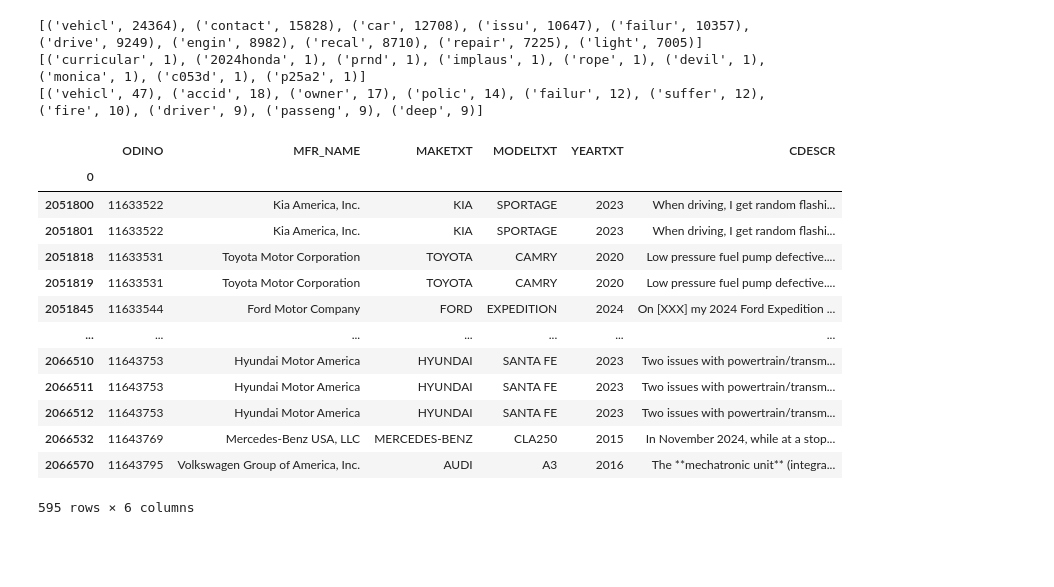
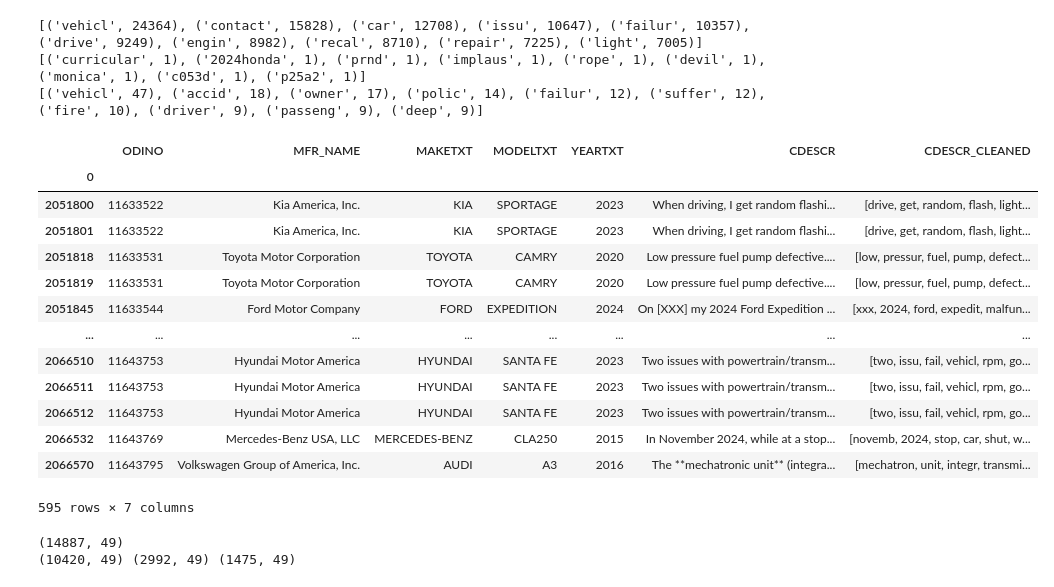
Before and after one commit to HJHUNT/SIADs_capstone_vehicle_complaints_and_recalls, a Jupyter notebook: Example/COMPLAINTS_RECEIVED_25.ipynb, the cells around one changed output. Saved outputs shown, nothing was run; the diff lists cells and outputs as text; code cells hidden in the pictures; blank space fills up the shorter version.

```diff
--- a/Example/COMPLAINTS_RECEIVED_25.ipynb
+++ b/Example/COMPLAINTS_RECEIVED_25.ipynb
@@ -357,21 +357,38 @@ print(most_common_words_deadly)
 # %%
 # Remove nan values from the "CDESCR" column and put it into a new dataframe named "df_complaints_no_nan"
 df_complaints_no_nan = df_complaints.dropna(subset=["CDESCR"])
 # find any instances of the word "diagnostic" or "DTC" in the "CDESCR" column, DTC stands for Diagnostic Trouble Code and is used in the automotive industry for identifying issues with a vehicle
 diagnostic_complaints = df_complaints_no_nan[df_complaints_no_nan["CDESCR"].str.contains("diagnostic|DTC", case=False)]
-display(diagnostic_complaints[["ODINO", "MFR_NAME", "MAKETXT", "MODELTXT", "YEARTXT", "CDESCR"]])
+display(diagnostic_complaints[["ODINO", "MFR_NAME", "MAKETXT", "MODELTXT", "YEARTXT", "CDESCR", "CDESCR_CLEANED"]])
 # %% [output]
-|  | ODINO | MFR_NAME | MAKETXT | MODELTXT | YEARTXT | CDESCR |
-| 0 |  |  |  |  |  |  |
-| 2051800 | 11633522 | Kia America, Inc. | KIA | SPORTAGE | 2023 | When driving, I get random flashi... |
-| 2051801 | 11633522 | Kia America, Inc. | KIA | SPORTAGE | 2023 | When driving, I get random flashi... |
-| 2051818 | 11633531 | Toyota Motor Corporation | TOYOTA | CAMRY | 2020 | Low pressure fuel pump defective.... |
-| 2051819 | 11633531 | Toyota Motor Corporation | TOYOTA | CAMRY | 2020 | Low pressure fuel pump defective.... |
-| 2051845 | 11633544 | Ford Motor Company | FORD | EXPEDITION | 2024 | On [XXX] my 2024 Ford Expedition ... |
-| ... | ... | ... | ... | ... | ... | ... |
-| 2066510 | 11643753 | Hyundai Motor America | HYUNDAI | SANTA FE | 2023 | Two issues with powertrain/transm... |
-| 2066511 | 11643753 | Hyundai Motor America | HYUNDAI | SANTA FE | 2023 | Two issues with powertrain/transm... |
-| 2066512 | 11643753 | Hyundai Motor America | HYUNDAI | SANTA FE | 2023 | Two issues with powertrain/transm... |
-| 2066532 | 11643769 | Mercedes-Benz USA, LLC | MERCEDES-BENZ | CLA250 | 2015 | In November 2024, while at a stop... |
-| 2066570 | 11643795 | Volkswagen Group of America, Inc. | AUDI | A3 | 2016 | The **mechatronic unit** (integra... |
+|  | ODINO | MFR_NAME | MAKETXT | MODELTXT | YEARTXT | CDESCR | CDESCR_CLEANED |
+| 0 |  |  |  |  |  |  |  |
+| 2051800 | 11633522 | Kia America, Inc. | KIA | SPORTAGE | 2023 | When driving, I get random flashi... | [drive, get, random, flash, light... |
+| 2051801 | 11633522 | Kia America, Inc. | KIA | SPORTAGE | 2023 | When driving, I get random flashi... | [drive, get, random, flash, light... |
+| 2051818 | 11633531 | Toyota Motor Corporation | TOYOTA | CAMRY | 2020 | Low pressure fuel pump defective.... | [low, pressur, fuel, pump, defect... |
+| 2051819 | 11633531 | Toyota Motor Corporation | TOYOTA | CAMRY | 2020 | Low pressure fuel pump defective.... | [low, pressur, fuel, pump, defect... |
+| 2051845 | 11633544 | Ford Motor Company | FORD | EXPEDITION | 2024 | On [XXX] my 2024 Ford Expedition ... | [xxx, 2024, ford, expedit, malfun... |
+| ... | ... | ... | ... | ... | ... | ... | ... |
+| 2066510 | 11643753 | Hyundai Motor America | HYUNDAI | SANTA FE | 2023 | Two issues with powertrain/transm... | [two, issu, fail, vehicl, rpm, go... |
+| 2066511 | 11643753 | Hyundai Motor America | HYUNDAI | SANTA FE | 2023 | Two issues with powertrain/transm... | [two, issu, fail, vehicl, rpm, go... |
+| 2066512 | 11643753 | Hyundai Motor America | HYUNDAI | SANTA FE | 2023 | Two issues with powertrain/transm... | [two, issu, fail, vehicl, rpm, go... |
+| 2066532 | 11643769 | Mercedes-Benz USA, LLC | MERCEDES-BENZ | CLA250 | 2015 | In November 2024, while at a stop... | [novemb, 2024, stop, car, shut, w... |
+| 2066570 | 11643795 | Volkswagen Group of America, Inc. | AUDI | A3 | 2016 | The **mechatronic unit** (integra... | [mechatron, unit, integr, transmi... |
-595 rows × 6 columns
+595 rows × 7 columns
+# %%
+# split the df_complaints dataframe into a test, train, and validation set with a 70/20/10 split
+from sklearn.model_selection import train_test_split
+
+random_state = 42
+train_size = 0.7
+test_size = 0.2
+validation_size = 0.1
+
+
+train, test = train_test_split(df_complaints, test_size=(1-train_size), random_state=random_state)
+test, validation = train_test_split(test, test_size=(validation_size/(1-train_size)), random_state=random_state)
+print(df_complaints.shape)
+print(train.shape, test.shape, validation.shape)
+# %% [output]
+(14887, 49)
+(10420, 49) (2992, 49) (1475, 49)
```
Also changed, not shown: parts of 1 cell of this notebook.
